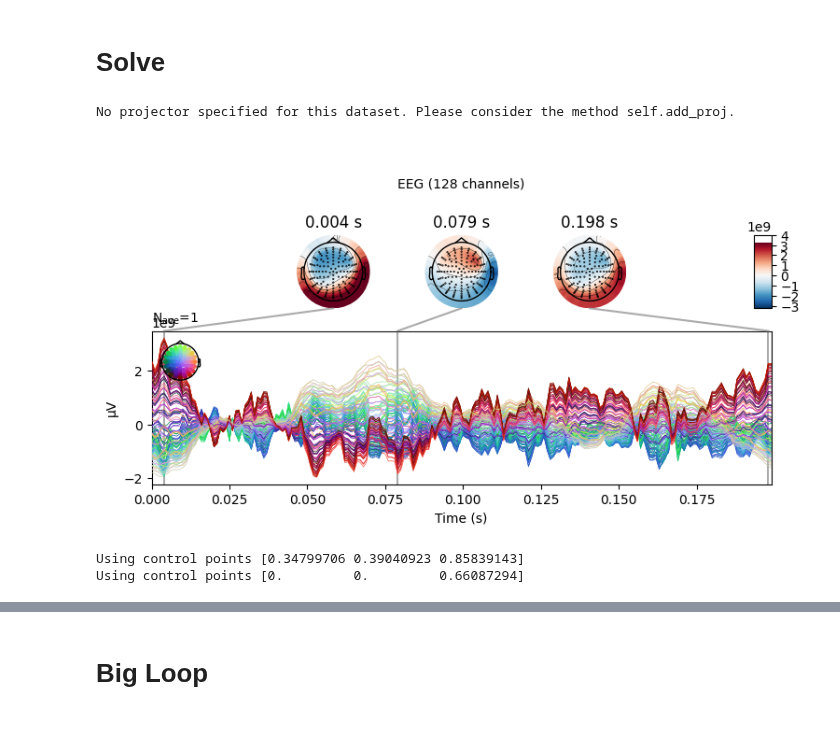
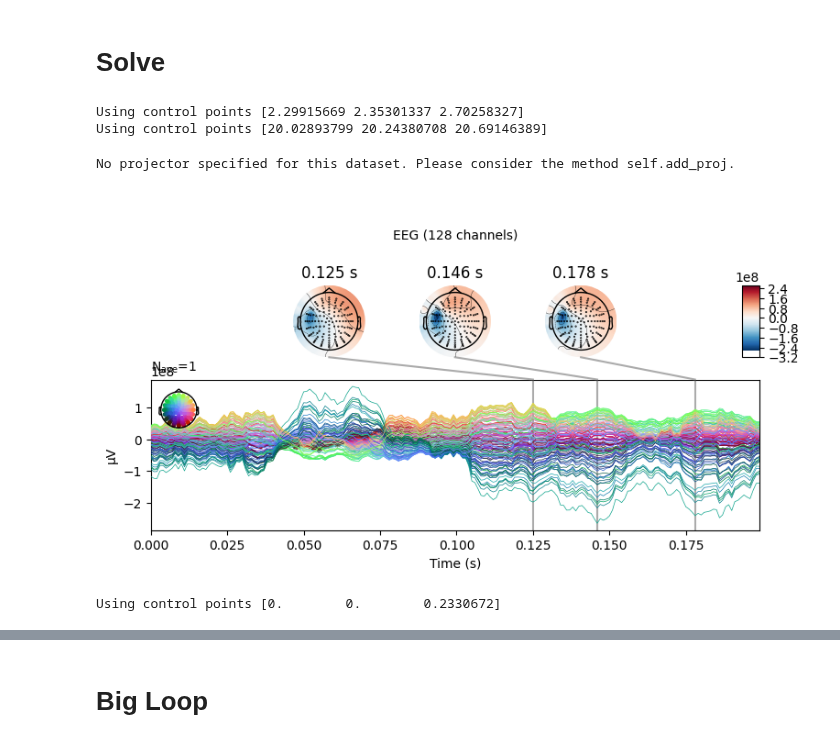
Before and after one commit to LukeTheHecker/invert, a Jupyter notebook: dev/evaluate.ipynb, the cells around one changed output, grey strips where cells are left out. Drawn from its saved outputs; the diff is of its cells as text; code cells hidden in the pictures.

```diff
--- a/dev/evaluate.ipynb
+++ b/dev/evaluate.ipynb
@@ -61,22 +40,36 @@ SSP projectors applied...
 # %% [markdown]
 # Solve
+# %%
+from copy import deepcopy
+G = deepcopy(leadfield)
+G /= np.linalg.norm(G, axis=0)
+# G = (G.T / np.linalg.norm(G, axis=1)).T
+G = G.T @ G
+G = np.linalg.norm(G, axis=0)
+stc_.data[:, 0] = G
+brain = stc_.plot(**pp)
+
+brain.add_text(0.1, 0.9, "similarity", 'title',
+               font_size=14)
+# %% [output]
+Using control points [2.29915669 2.35301337 2.70258327]
+Using control points [20.02893799 20.24380708 20.69146389]
 # %%
 from invert import Solver
-solver = Solver("smap")
-solver.make_inverse_operator(fwd, evoked, alpha=0.05, max_iter=10)
-stc_ = solver.apply_inverse_operator(evoked,)
+solver = Solver("champagne")
+solver.make_inverse_operator(fwd, evoked, alpha=0.01)
+stc_ = solver.apply_inverse_operator(evoked)
 stc_.data /= abs(stc_.data).max()
 brain = stc_.plot(**pp)
 brain.add_text(0.1, 0.9, solver.name, 'title',
                font_size=14)
 
 evoked_ = mne.EvokedArray(fwd["sol"]["data"] @ stc_.data, info)
 evoked_.plot_joint()
 # %% [output]
 No projector specified for this dataset. Please consider the method self.add_proj.
-[figure, old version]
+[figure, new version]
-Using control points [0.34799706 0.39040923 0.85839143]
-Using control points [0.         0.         0.66087294]
+Using control points [0.        0.        0.2330672]
 # %%
 from invert.adapters import stampc
 stc_stamp = stampc(stc_, evoked, fwd, n_orders=2, rv_thresh=0.1)
```
Also changed, not shown: parts of 5 cells of this notebook, 6 other files.
